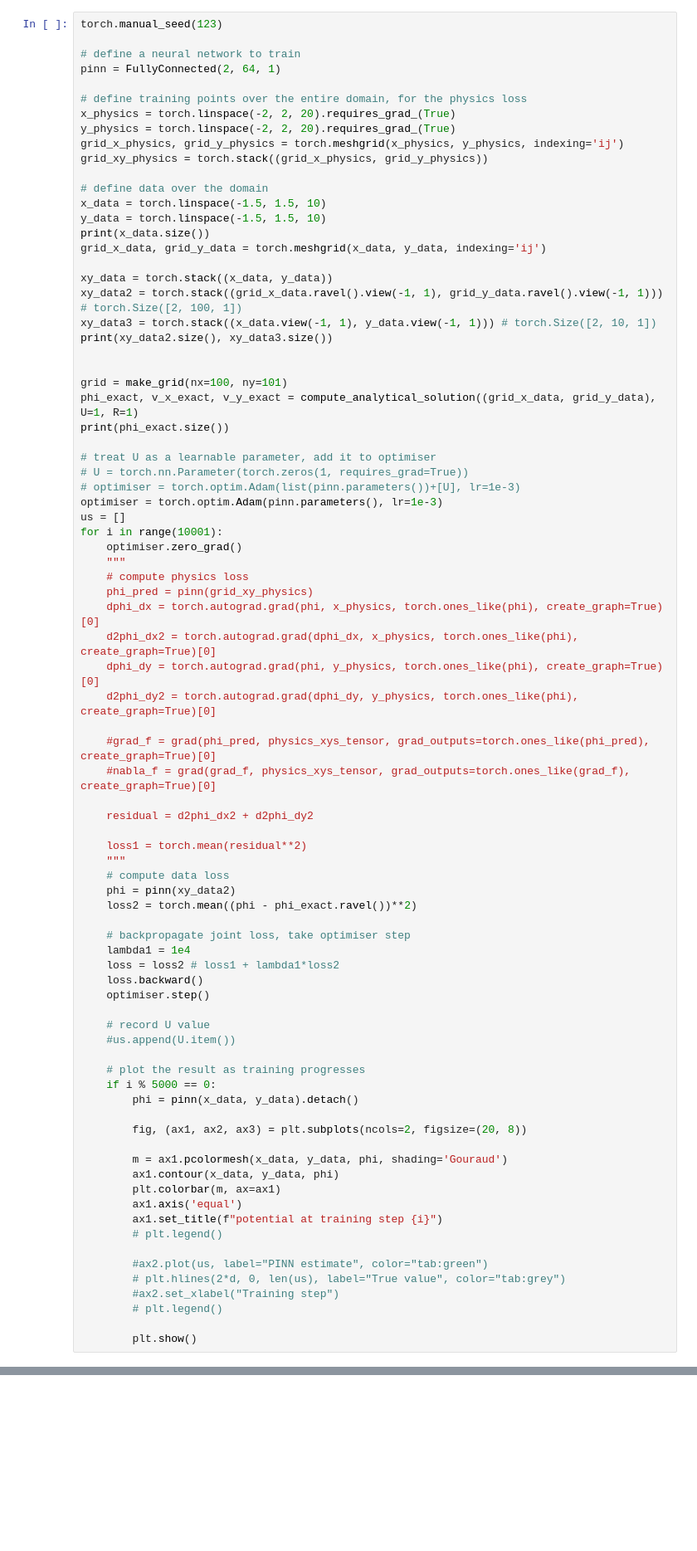
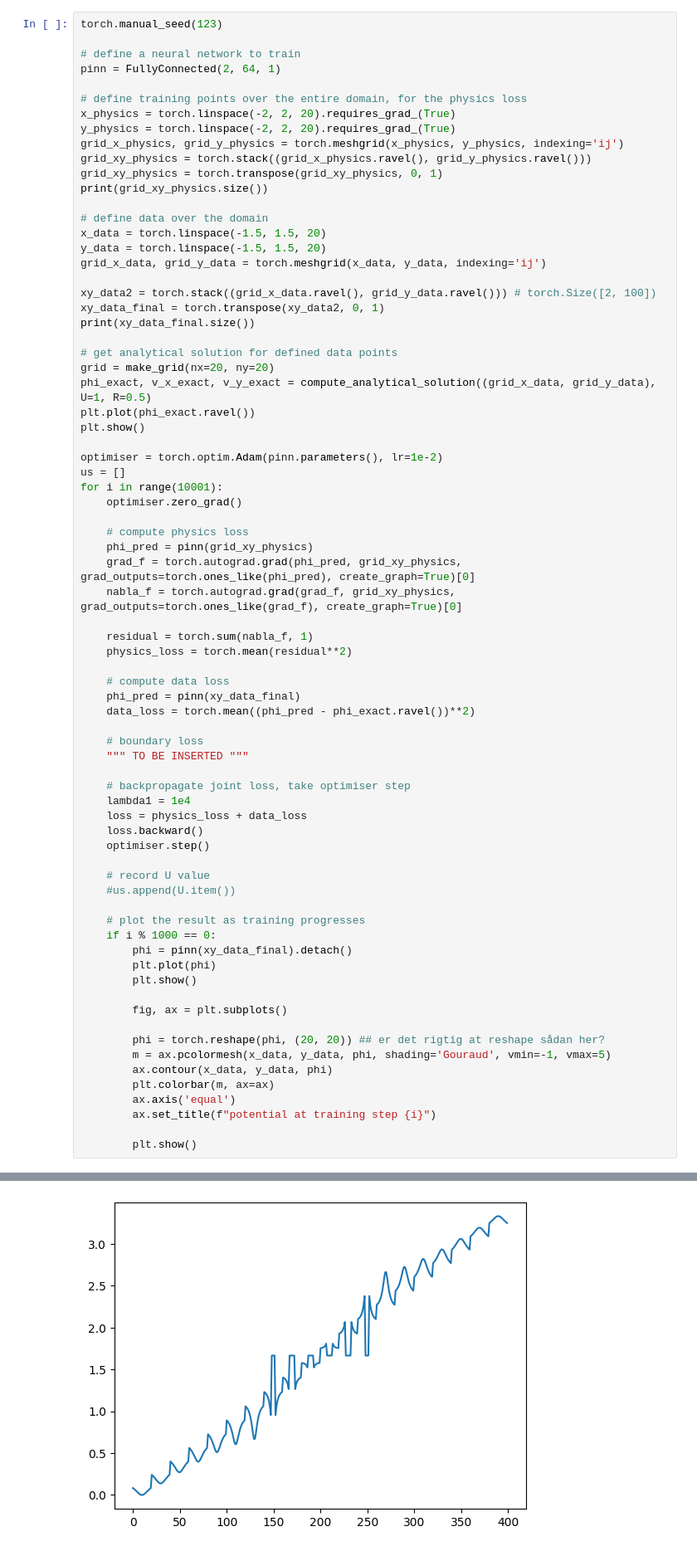
Before and after one commit to ahallback/DTU-PINN-project, a Jupyter notebook: 2D_Potential_Flow_Cylinder.ipynb, the cells around one changed output, grey strips where cells are left out. Shown at 83% size. Saved outputs shown, nothing was run; the diff lists cells and outputs as text; blank space fills up the shorter version.

Commit message:
improve physics loss and data loss, now gives zero solution

```diff
--- a/2D_Potential_Flow_Cylinder.ipynb
+++ b/2D_Potential_Flow_Cylinder.ipynb
@@ -142,53 +142,48 @@ pinn = FullyConnected(2, 64, 1)
 x_physics = torch.linspace(-2, 2, 20).requires_grad_(True)
 y_physics = torch.linspace(-2, 2, 20).requires_grad_(True)
 grid_x_physics, grid_y_physics = torch.meshgrid(x_physics, y_physics, indexing='ij')
-grid_xy_physics = torch.stack((grid_x_physics, grid_y_physics))
+grid_xy_physics = torch.stack((grid_x_physics.ravel(), grid_y_physics.ravel()))
+grid_xy_physics = torch.transpose(grid_xy_physics, 0, 1)
+print(grid_xy_physics.size())
 
 # define data over the domain
-x_data = torch.linspace(-1.5, 1.5, 10)
-y_data = torch.linspace(-1.5, 1.5, 10)
-print(x_data.size())
+x_data = torch.linspace(-1.5, 1.5, 20)
+y_data = torch.linspace(-1.5, 1.5, 20)
 grid_x_data, grid_y_data = torch.meshgrid(x_data, y_data, indexing='ij')
 
-xy_data = torch.stack((x_data, y_data))
-xy_data2 = torch.stack((grid_x_data.ravel().view(-1, 1), grid_y_data.ravel().view(-1, 1))) # torch.Size([2, 100, 1])
-xy_data3 = torch.stack((x_data.view(-1, 1), y_data.view(-1, 1))) # torch.Size([2, 10, 1])
-print(xy_data2.size(), xy_data3.size())
+xy_data2 = torch.stack((grid_x_data.ravel(), grid_y_data.ravel())) # torch.Size([2, 100])
+xy_data_final = torch.transpose(xy_data2, 0, 1)
+print(xy_data_final.size())
 
+# get analytical solution for defined data points
+grid = make_grid(nx=20, ny=20)
+phi_exact, v_x_exact, v_y_exact = compute_analytical_solution((grid_x_data, grid_y_data), U=1, R=0.5)
+plt.plot(phi_exact.ravel())
+plt.show()
 
-grid = make_grid(nx=100, ny=101)
-phi_exact, v_x_exact, v_y_exact = compute_analytical_solution((grid_x_data, grid_y_data), U=1, R=1)
-print(phi_exact.size())
-
-# treat U as a learnable parameter, add it to optimiser
-# U = torch.nn.Parameter(torch.zeros(1, requires_grad=True))
-# optimiser = torch.optim.Adam(list(pinn.parameters())+[U], lr=1e-3)
-optimiser = torch.optim.Adam(pinn.parameters(), lr=1e-3)
+optimiser = torch.optim.Adam(pinn.parameters(), lr=1e-2)
 us = []
 for i in range(10001):
     optimiser.zero_grad()
-    """
+
     # compute physics loss
     phi_pred = pinn(grid_xy_physics)
-    dphi_dx = torch.autograd.grad(phi, x_physics, torch.ones_like(phi), create_graph=True)[0]
-    d2phi_dx2 = torch.autograd.grad(dphi_dx, x_physics, torch.ones_like(phi), create_graph=True)[0]
-    dphi_dy = torch.autograd.grad(phi, y_physics, torch.ones_like(phi), create_graph=True)[0]
-    d2phi_dy2 = torch.autograd.grad(dphi_dy, y_physics, torch.ones_like(phi), create_graph=True)[0]
+    grad_f = torch.autograd.grad(phi_pred, grid_xy_physics, grad_outputs=torch.ones_like(phi_pred), create_graph=True)[0]
+    nabla_f = torch.autograd.grad(grad_f, grid_xy_physics, grad_outputs=torch.ones_like(grad_f), create_graph=True)[0]
 
-    #grad_f = grad(phi_pred, physics_xys_tensor, grad_outputs=torch.ones_like(phi_pred), create_graph=True)[0]
-    #nabla_f = grad(grad_f, physics_xys_tensor, grad_outputs=torch.ones_like(grad_f), create_graph=True)[0]
+    residual = torch.sum(nabla_f, 1)
+    physics_loss = torch.mean(residual**2)
 
-    residual = d2phi_dx2 + d2phi_dy2
+    # compute data loss
+    phi_pred = pinn(xy_data_final)
+    data_loss = torch.mean((phi_pred - phi_exact.ravel())**2)
 
-    loss1 = torch.mean(residual**2)
-    """
-    # compute data loss
-    phi = pinn(xy_data2)
-    loss2 = torch.mean((phi - phi_exact.ravel())**2)
+    # boundary loss
+    """ TO BE INSERTED """
 
     # backpropagate joint loss, take optimiser step
     lambda1 = 1e4
-    loss = loss2 # loss1 + lambda1*loss2
+    loss = physics_loss + data_loss
     loss.backward()
     optimiser.step()
 
@@ -196,22 +191,19 @@ for i in range(10001):
     #us.append(U.item())
 
     # plot the result as training progresses
-    if i % 5000 == 0:
-        phi = pinn(x_data, y_data).detach()
+    if i % 1000 == 0:
+        phi = pinn(xy_data_final).detach()
+        plt.plot(phi)
+        plt.show()
 
-        fig, (ax1, ax2, ax3) = plt.subplots(ncols=2, figsize=(20, 8))
+        fig, ax = plt.subplots()
 
-        m = ax1.pcolormesh(x_data, y_data, phi, shading='Gouraud')
-        ax1.contour(x_data, y_data, phi)
-        plt.colorbar(m, ax=ax1)
-        ax1.axis('equal')
-        ax1.set_title(f"potential at training step {i}")
-        # plt.legend()
-
-        #ax2.plot(us, label="PINN estimate", color="tab:green")
-        # plt.hlines(2*d, 0, len(us), label="True value", color="tab:grey")
-        #ax2.set_xlabel("Training step")
-        # plt.legend()
+        phi = torch.reshape(phi, (20, 20)) ## er det rigtig at reshape sådan her?
+        m = ax.pcolormesh(x_data, y_data, phi, shading='Gouraud', vmin=-1, vmax=5)
+        ax.contour(x_data, y_data, phi)
+        plt.colorbar(m, ax=ax)
+        ax.axis('equal')
+        ax.set_title(f"potential at training step {i}")
 
         plt.show()
 # %% [output]
@@ -221,0 +212 @@ torch.Size([10, 10])
+[figure, added]
```
Also changed, not shown: parts of 1 cell of this notebook.
